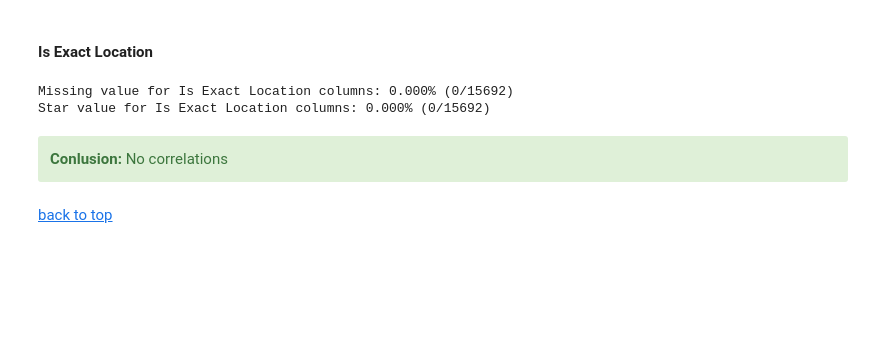
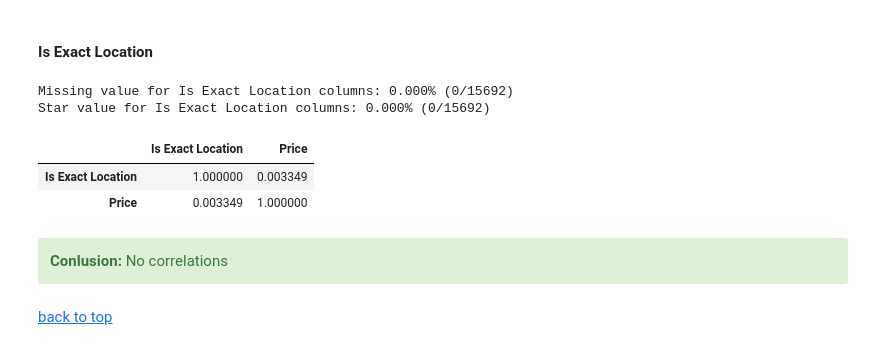
Before and after one commit to flaviendeseure/Airbnb_berlin_price_prediction, a Jupyter notebook: Projet - Airbnb Berlin Price Prediction.ipynb, the cells around one changed output. Saved outputs shown, nothing was run; the diff lists cells and outputs as text; code cells hidden in the pictures; blank space fills up the shorter version.

Commit message:
Etude Postal Code + Is Exact Location

```diff
--- a/Projet - Airbnb Berlin Price Prediction.ipynb
+++ b/Projet - Airbnb Berlin Price Prediction.ipynb
@@ -1006,6 +1008,17 @@ missing_values_rate_display("Is Exact Location", dataset)
 # %% [output]
 Missing value for Is Exact Location columns: 0.000% (0/15692)
 Star value for Is Exact Location columns: 0.000% (0/15692)
+# %%
+dataset_el = dataset[["Is Exact Location","Price"]].copy()
+# %%
+dataset_el["Is Exact Location"] = dataset_el["Is Exact Location"].replace('t', 1)
+dataset_el["Is Exact Location"] = dataset_el["Is Exact Location"].replace('f', 0)
+# %%
+dataset_el.corr()
+# %% [output]
+|  | Is Exact Location | Price |
+| Is Exact Location | 1.000000 | 0.003349 |
+| Price | 0.003349 | 1.000000 |
 # %% [markdown]
 <div class="alert alert-block alert-success">
 <b>Conlusion:</b> No correlations
```
Also changed, not shown: parts of 10 cells of this notebook.
